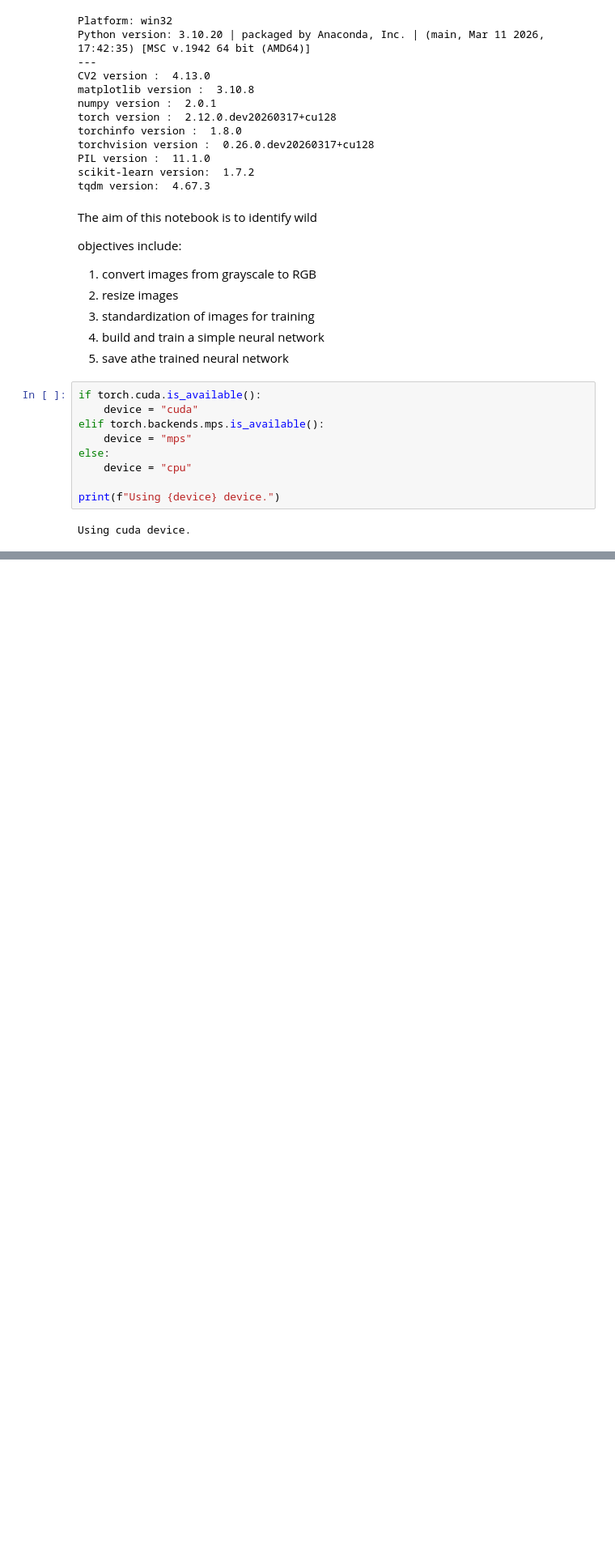
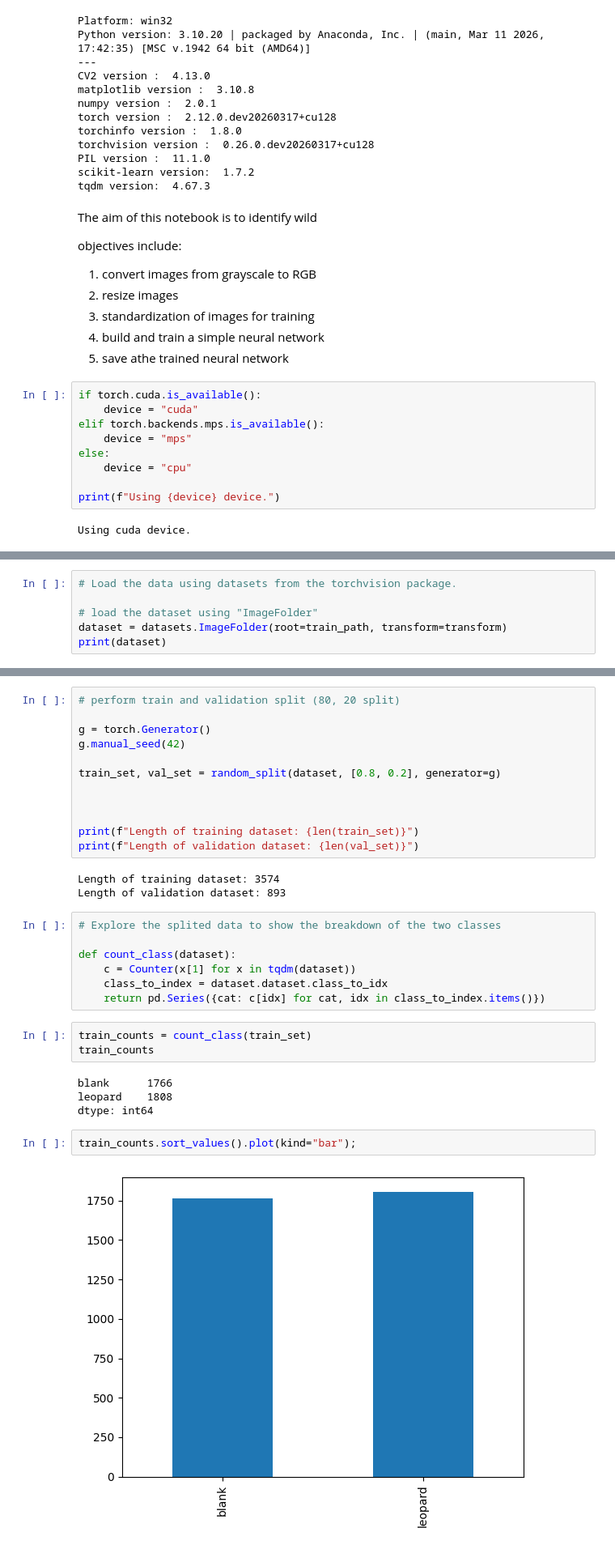
Before and after one commit to ImeimeU/computer_vision, a Jupyter notebook: conser-vision/Binary Classification.ipynb, the cells around one changed output, grey strips where cells are left out. Shown at 81% size. Cells and saved outputs as stored; diff of their text form; blank space fills up the shorter version.

```diff
--- a/conser-vision/Binary Classification.ipynb
+++ b/conser-vision/Binary Classification.ipynb
@@ -80,0 +185,6 @@ print("Training Data Directory:", train_dir)
+# %%
+# Load the data using datasets from the torchvision package.
+
+# load the dataset using "ImageFolder"
+dataset = datasets.ImageFolder(root=train_path, transform=transform)
+print(dataset)
@@ -80,0 +218,33 @@ print("Training Data Directory:", train_dir)
+# %%
+# perform train and validation split (80, 20 split)
+
+g = torch.Generator()
+g.manual_seed(42)
+
+train_set, val_set = random_split(dataset, [0.8, 0.2], generator=g)
+
+
+
+print(f"Length of training dataset: {len(train_set)}")
+print(f"Length of validation dataset: {len(val_set)}")
+# %% [output]
+Length of training dataset: 3574
+Length of validation dataset: 893
+# %%
+# Explore the splited data to show the breakdown of the two classes
+
+def count_class(dataset):
+    c = Counter(x[1] for x in tqdm(dataset))
+    class_to_index = dataset.dataset.class_to_idx
+    return pd.Series({cat: c[idx] for cat, idx in class_to_index.items()})
+# %%
+train_counts = count_class(train_set)
+train_counts
+# %% [output]
+blank      1766
+leopard    1808
+dtype: int64
+# %%
+train_counts.sort_values().plot(kind="bar");
+# %% [output]
+[figure, added]
```
Also changed, not shown: parts of 47 cells of this notebook, 1 other file.
